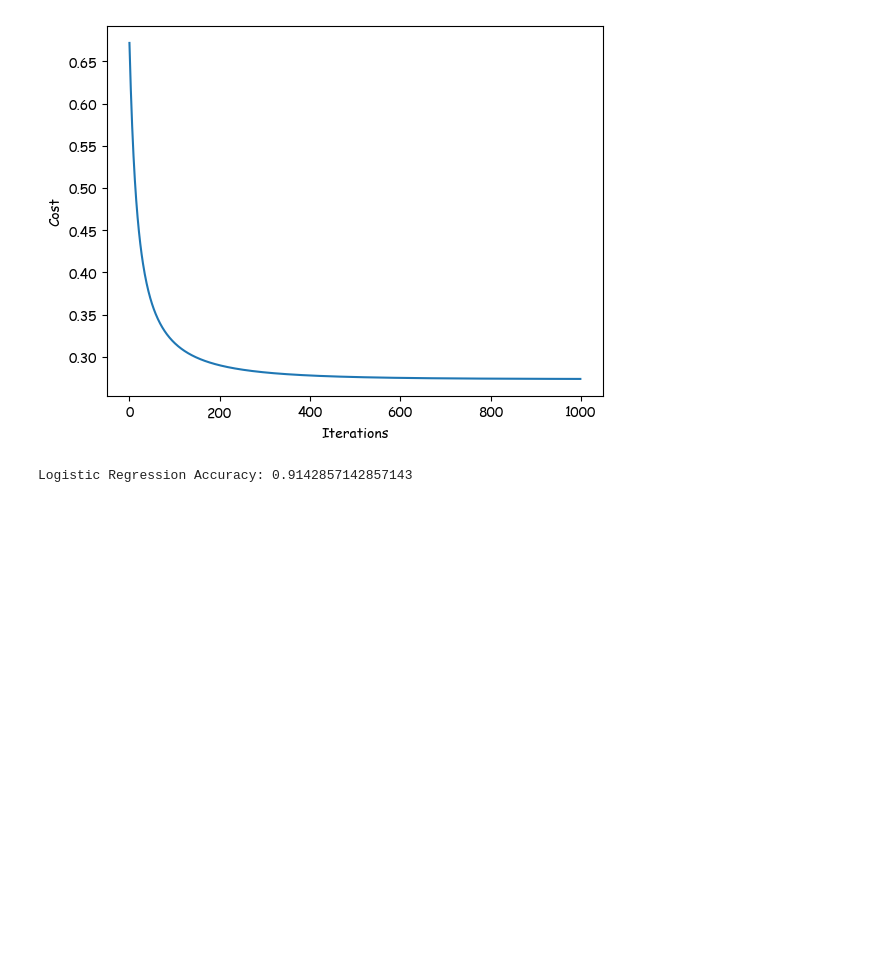
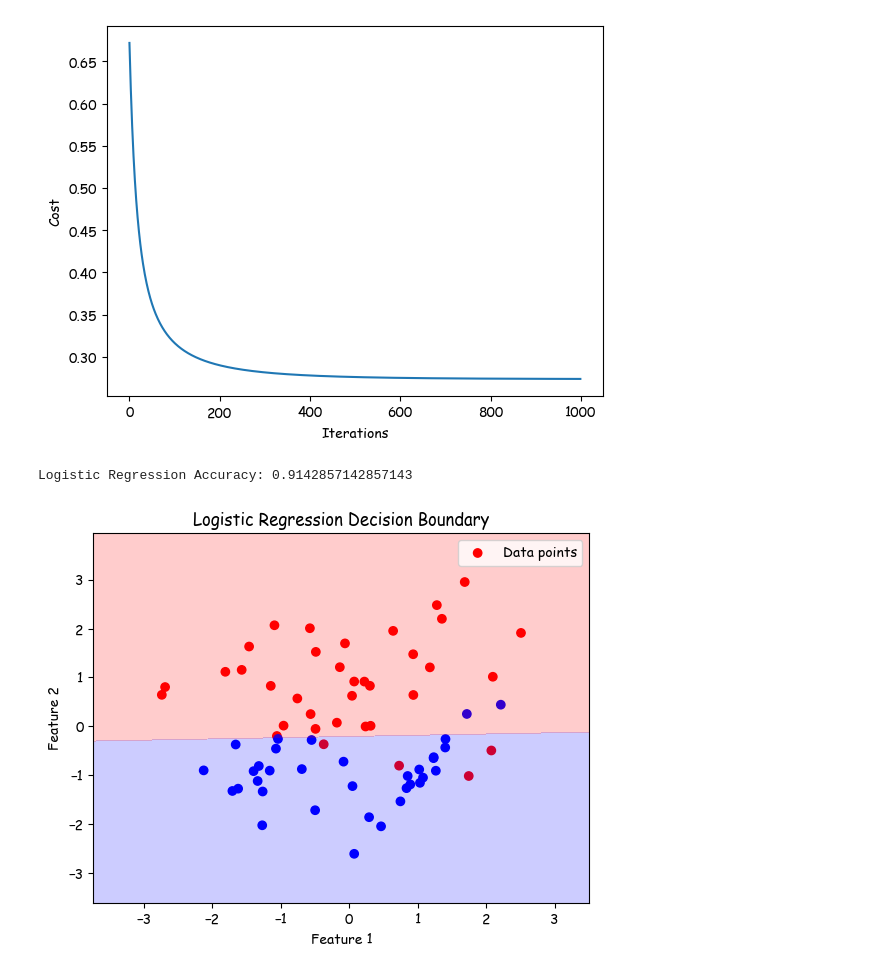
Before and after one commit to desmondbanda/machine_learning, a Jupyter notebook: ml_from_scratch.ipynb, the cells around one changed output. Drawn from its saved outputs; the diff is of its cells as text; code cells hidden in the pictures; blank space fills up the shorter version.

Commit message:
fit boundary

```diff
--- a/ml_from_scratch.ipynb
+++ b/ml_from_scratch.ipynb
@@ -251,3 +251,23 @@ accuracy = np.mean(y_pred == y)
 print("Logistic Regression Accuracy:", accuracy)
 # %% [output]
 Logistic Regression Accuracy: 0.9142857142857143
+# %%
+# fit logist regression line on the data
+#  plot the line on the data
+
+plt.scatter(X[:, 0], X[:, 1], c=y, cmap='bwr', label='Data points')
+# create a grid to plot decision boundary
+x_min, x_max = X[:, 0].min() - 1, X[:, 0].max() + 1
+y_min, y_max = X[:, 1].min() - 1, X[:, 1].max() + 1
+xx, yy = np.meshgrid(np.linspace(x_min, x_max, 100), np.linspace(y_min, y_max, 100))
+grid = np.c_[xx.ravel(), yy.ravel()]
+grid_b = np.c_[np.ones((grid.shape[0], 1)), grid]
+probs = sigmoid(grid_b.dot(theta_logistic)).reshape(xx.shape)
+plt.contourf(xx, yy, probs, levels=[0, 0.5, 1], alpha=0.2, colors=['blue', 'red'])
+plt.xlabel('Feature 1')
+plt.ylabel('Feature 2')
+plt.title('Logistic Regression Decision Boundary')
+plt.legend()
+plt.show()
+# %% [output]
+[figure, added]
```
